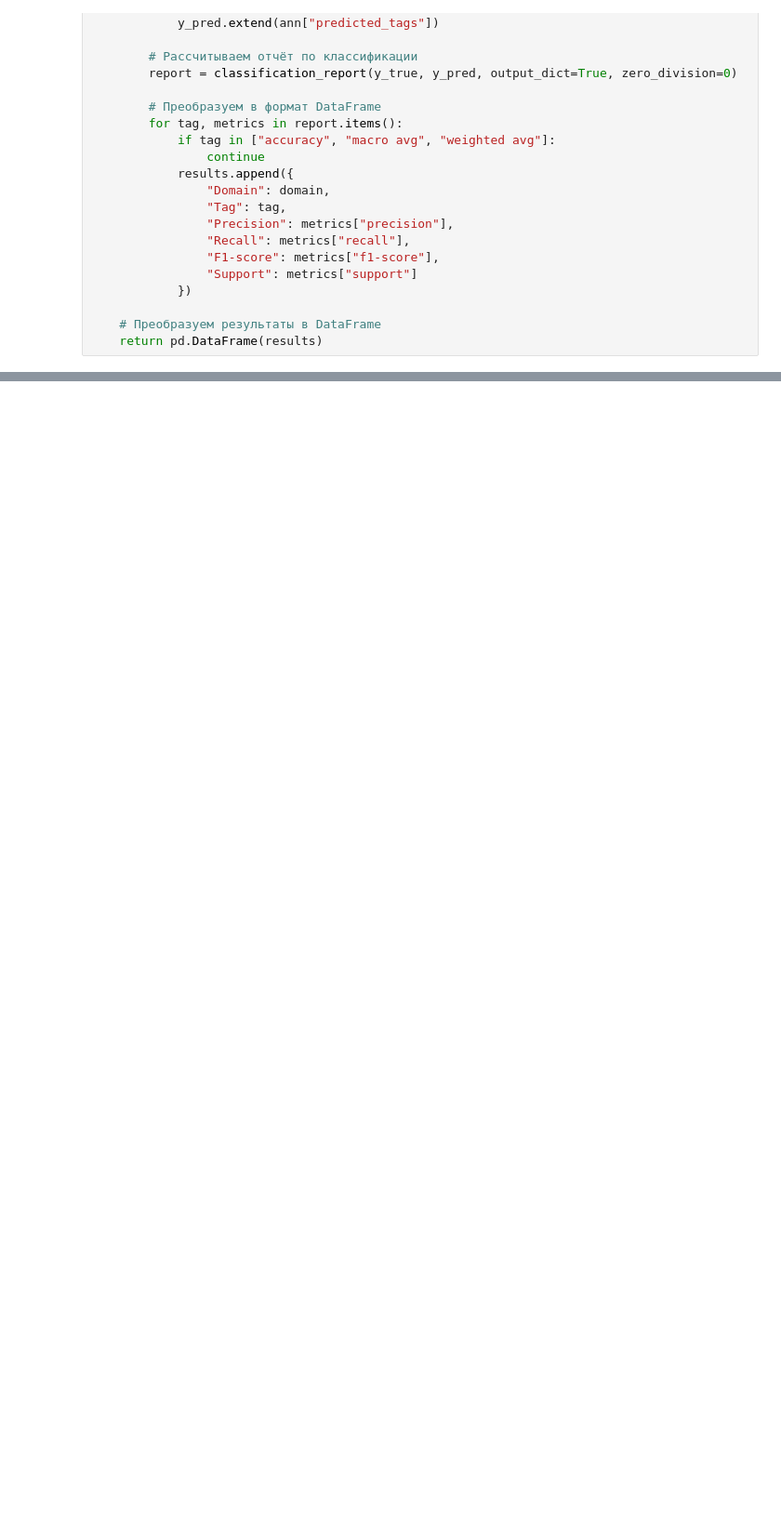
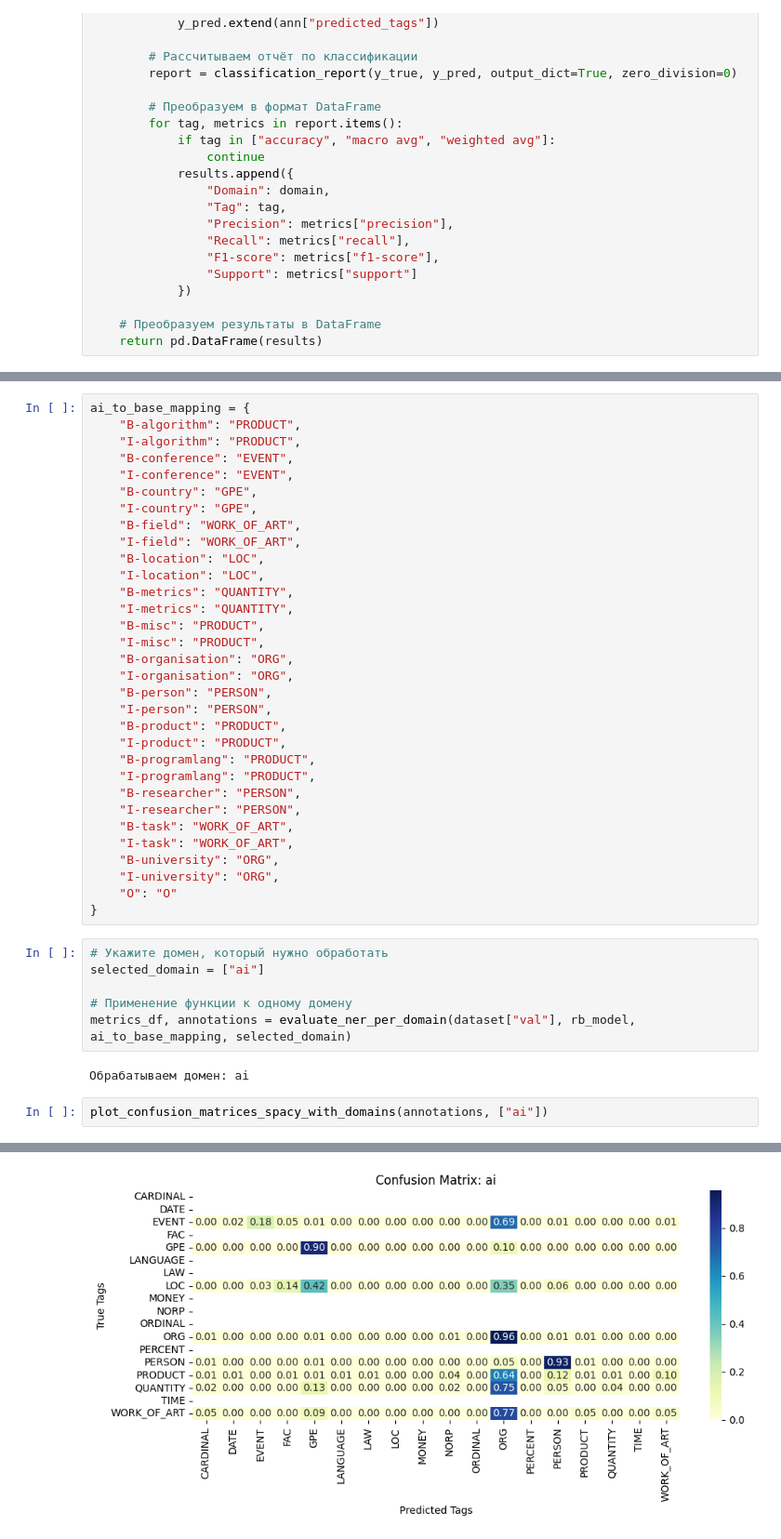
Before and after one commit to anyaschenikova/ner, a Jupyter notebook: main.ipynb, the cells around one changed output, grey strips where cells are left out. Shown at 93% size. Cells and saved outputs as stored; diff of their text form; blank space fills up the shorter version.

```diff
--- a/main.ipynb
+++ b/main.ipynb
@@ -1412,0 +1673,43 @@ plot_combined_heatmaps(metrics_expanded, domains)
+# %%
+ai_to_base_mapping = {
+    "B-algorithm": "PRODUCT",
+    "I-algorithm": "PRODUCT",
+    "B-conference": "EVENT",
+    "I-conference": "EVENT",
+    "B-country": "GPE",
+    "I-country": "GPE",
+    "B-field": "WORK_OF_ART",
+    "I-field": "WORK_OF_ART",
+    "B-location": "LOC",
+    "I-location": "LOC",
+    "B-metrics": "QUANTITY",
+    "I-metrics": "QUANTITY",
+    "B-misc": "PRODUCT",
+    "I-misc": "PRODUCT",
+    "B-organisation": "ORG",
+    "I-organisation": "ORG",
+    "B-person": "PERSON",
+    "I-person": "PERSON",
+    "B-product": "PRODUCT",
+    "I-product": "PRODUCT",
+    "B-programlang": "PRODUCT",
+    "I-programlang": "PRODUCT",
+    "B-researcher": "PERSON",
+    "I-researcher": "PERSON",
+    "B-task": "WORK_OF_ART",
+    "I-task": "WORK_OF_ART",
+    "B-university": "ORG",
+    "I-university": "ORG",
+    "O": "O"
+}
+# %%
+# Укажите домен, который нужно обработать
+selected_domain = ["ai"]
+
+# Применение функции к одному домену
+metrics_df, annotations = evaluate_ner_per_domain(dataset["val"], rb_model, ai_to_base_mapping, selected_domain)
+# %% [output]
+Обрабатываем домен: ai
+# %%
+plot_confusion_matrices_spacy_with_domains(annotations, ["ai"])
+# %% [output]
@@ -1412,0 +1718 @@ plot_combined_heatmaps(metrics_expanded, domains)
+[figure, added]
```
Also changed, not shown: parts of 48 cells of this notebook, 1 other file.
